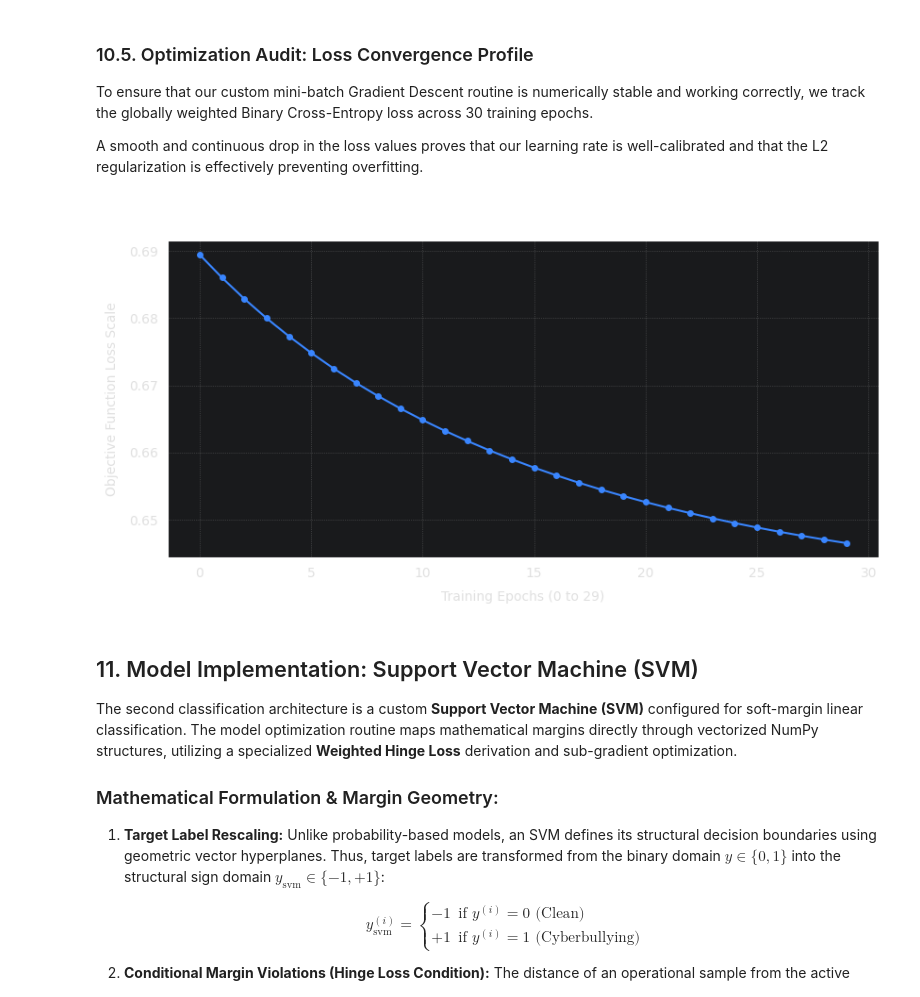
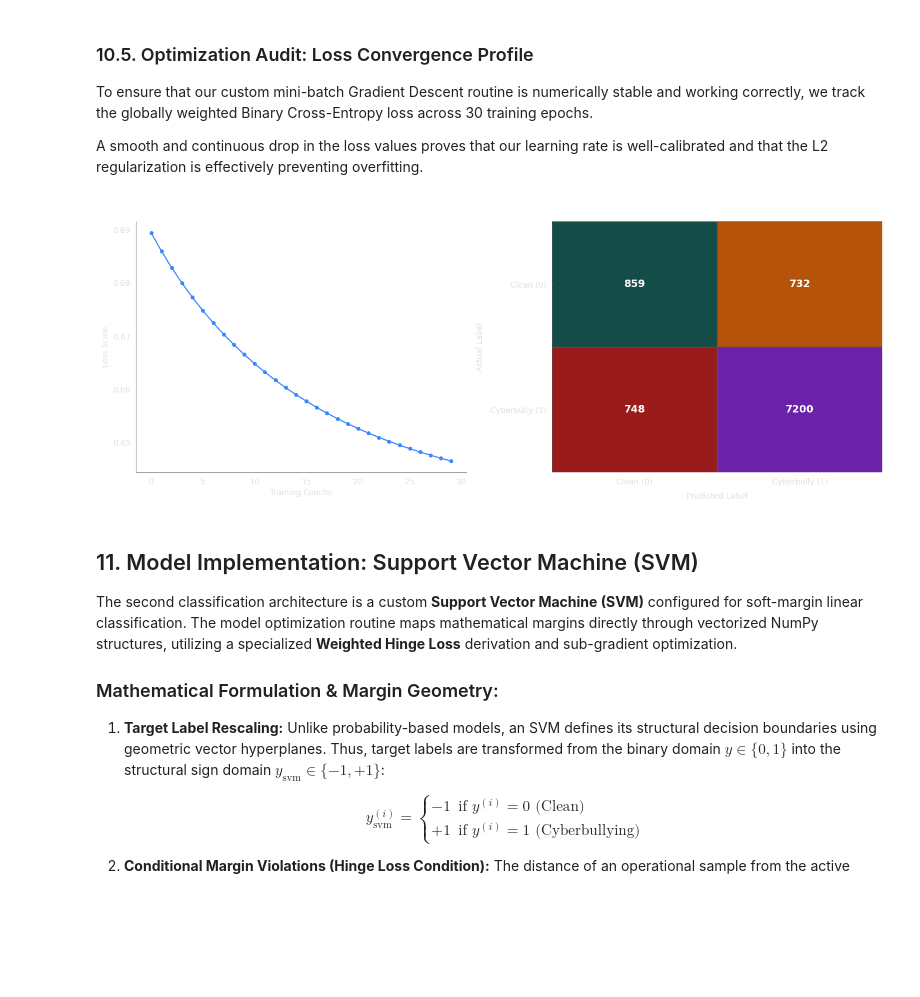
Before and after one commit to ulasamiyorumki/cyberbullying-detection-system, a Jupyter notebook: notebooks/cyberbullying-detection-system.ipynb, the cells around one changed output. Cells and saved outputs as stored; diff of their text form; code cells hidden in the pictures; blank space fills up the shorter version.

```diff
--- a/notebooks/cyberbullying-detection-system.ipynb
+++ b/notebooks/cyberbullying-detection-system.ipynb
@@ -583,26 +654,10 @@ By scaling the gradients by sample cost margins instead of raw batch counts, the
 To ensure that our custom mini-batch Gradient Descent routine is numerically stable and working correctly, we track the globally weighted Binary Cross-Entropy loss across 30 training epochs.
 
 A smooth and continuous drop in the loss values proves that our learning rate is well-calibrated and that the L2 regularization is effectively preventing overfitting.
-# %%
-import matplotlib.pyplot as plt
-
-plt.figure(figsize=(8.5, 4.5), facecolor='none')
-
-plt.plot(model.loss_history, color='#3a86ff', linestyle='-', marker='o', markersize=4, linewidth=1.5)
-
-plt.title('Logistic Regression Cost Convergence Profile', fontsize=12, weight='bold', pad=15, color='#ffffff')
-plt.xlabel('Training Epochs (0 to 29)', fontsize=10, color='#e0e0e0', labelpad=8)
-plt.ylabel('Objective Function Loss Scale', fontsize=10, color='#e0e0e0', labelpad=8)
-
-plt.xticks(color='#e0e0e0')
-plt.yticks(color='#e0e0e0')
-
-plt.grid(axis='both', linestyle=':', alpha=0.3, color='#ffffff')
-
-plt.tight_layout()
-plt.show()
-# %% [output]
-[figure, removed]
+# %%
+plot_model_report(model.loss_history, y_test, y_pred, model_name="Logistic Regression")
+# %% [output]
+[figure, added]
 # %% [markdown]
 ## 11. Model Implementation: Support Vector Machine (SVM)
 
```
Also changed, not shown: parts of 23 cells of this notebook.
